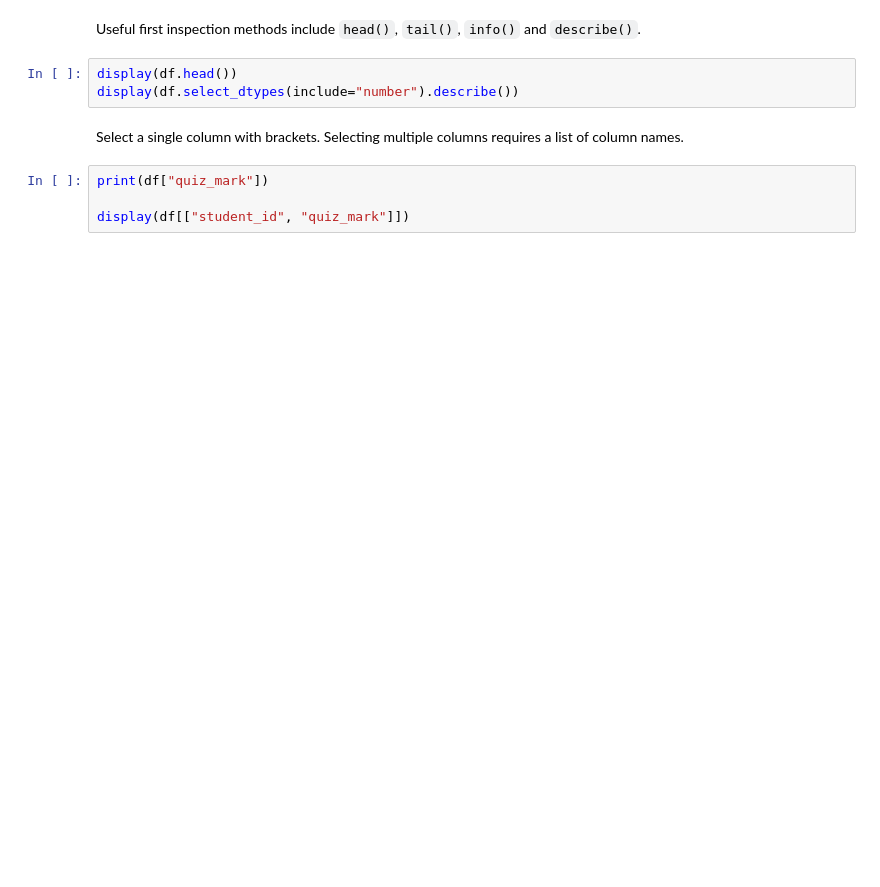
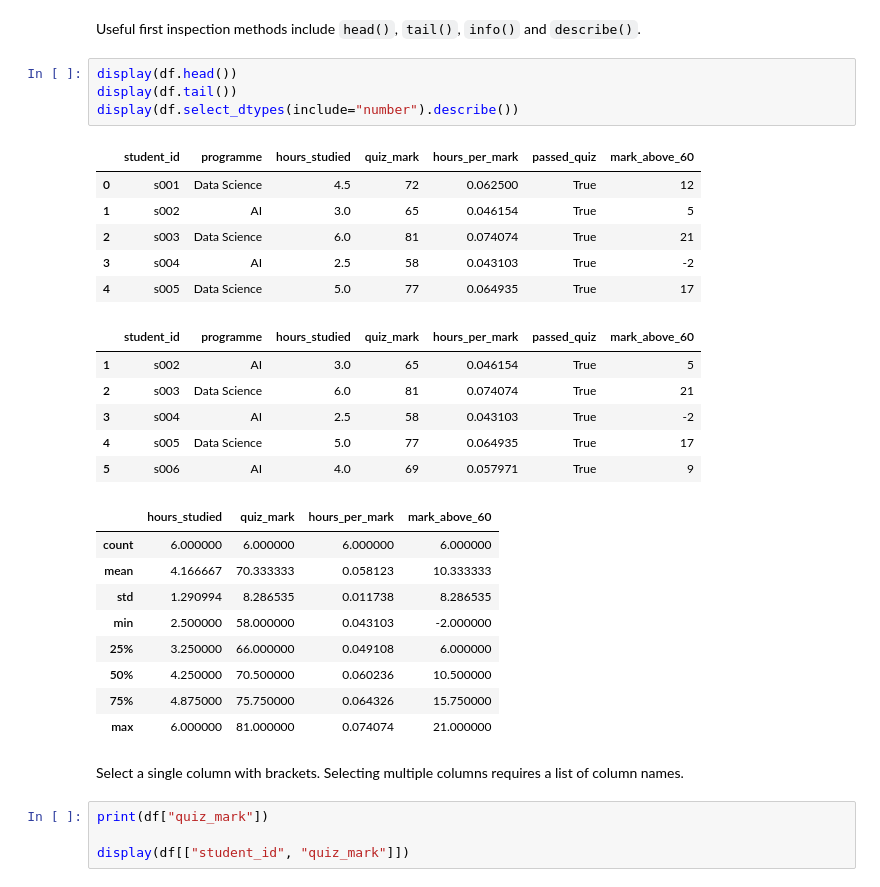
Before and after one commit to JJJPK/msc-introductory-python, a Jupyter notebook: 02_data_structures_numpy_pandas.ipynb, the cells around one changed output. Cells and saved outputs as stored; diff of their text form; blank space fills up the shorter version.

```diff
--- a/02_data_structures_numpy_pandas.ipynb
+++ b/02_data_structures_numpy_pandas.ipynb
@@ -239,7 +358,30 @@ print(df.dtypes)
 Useful first inspection methods include `head()`, `tail()`, `info()` and `describe()`.
 # %%
 display(df.head())
+display(df.tail())
 display(df.select_dtypes(include="number").describe())
+# %% [output]
+|  | student_id | programme | hours_studied | quiz_mark | hours_per_mark | passed_quiz | mark_above_60 |
+| 0 | s001 | Data Science | 4.5 | 72 | 0.062500 | True | 12 |
+| 1 | s002 | AI | 3.0 | 65 | 0.046154 | True | 5 |
+| 2 | s003 | Data Science | 6.0 | 81 | 0.074074 | True | 21 |
+| 3 | s004 | AI | 2.5 | 58 | 0.043103 | True | -2 |
+| 4 | s005 | Data Science | 5.0 | 77 | 0.064935 | True | 17 |
+|  | student_id | programme | hours_studied | quiz_mark | hours_per_mark | passed_quiz | mark_above_60 |
+| 1 | s002 | AI | 3.0 | 65 | 0.046154 | True | 5 |
+| 2 | s003 | Data Science | 6.0 | 81 | 0.074074 | True | 21 |
+| 3 | s004 | AI | 2.5 | 58 | 0.043103 | True | -2 |
+| 4 | s005 | Data Science | 5.0 | 77 | 0.064935 | True | 17 |
+| 5 | s006 | AI | 4.0 | 69 | 0.057971 | True | 9 |
+|  | hours_studied | quiz_mark | hours_per_mark | mark_above_60 |
+| count | 6.000000 | 6.000000 | 6.000000 | 6.000000 |
+| mean | 4.166667 | 70.333333 | 0.058123 | 10.333333 |
+| std | 1.290994 | 8.286535 | 0.011738 | 8.286535 |
+| min | 2.500000 | 58.000000 | 0.043103 | -2.000000 |
+| 25% | 3.250000 | 66.000000 | 0.049108 | 6.000000 |
+| 50% | 4.250000 | 70.500000 | 0.060236 | 10.500000 |
+| 75% | 4.875000 | 75.750000 | 0.064326 | 15.750000 |
+| max | 6.000000 | 81.000000 | 0.074074 | 21.000000 |
 # %% [markdown]
 Select a single column with brackets. Selecting multiple columns requires a list of column names.
 # %%
```
Also changed, not shown: parts of 50 cells of this notebook, 5 other files.
